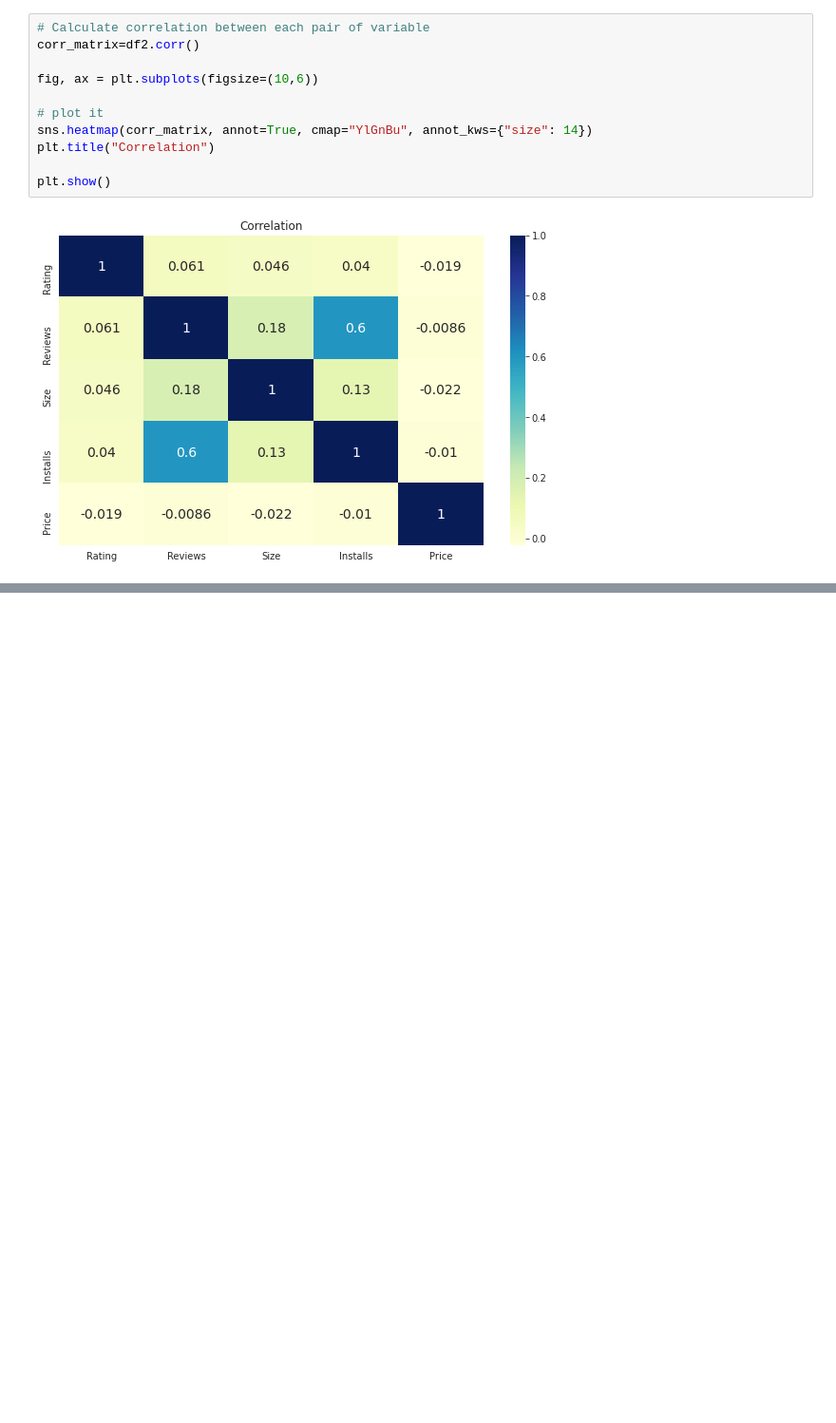
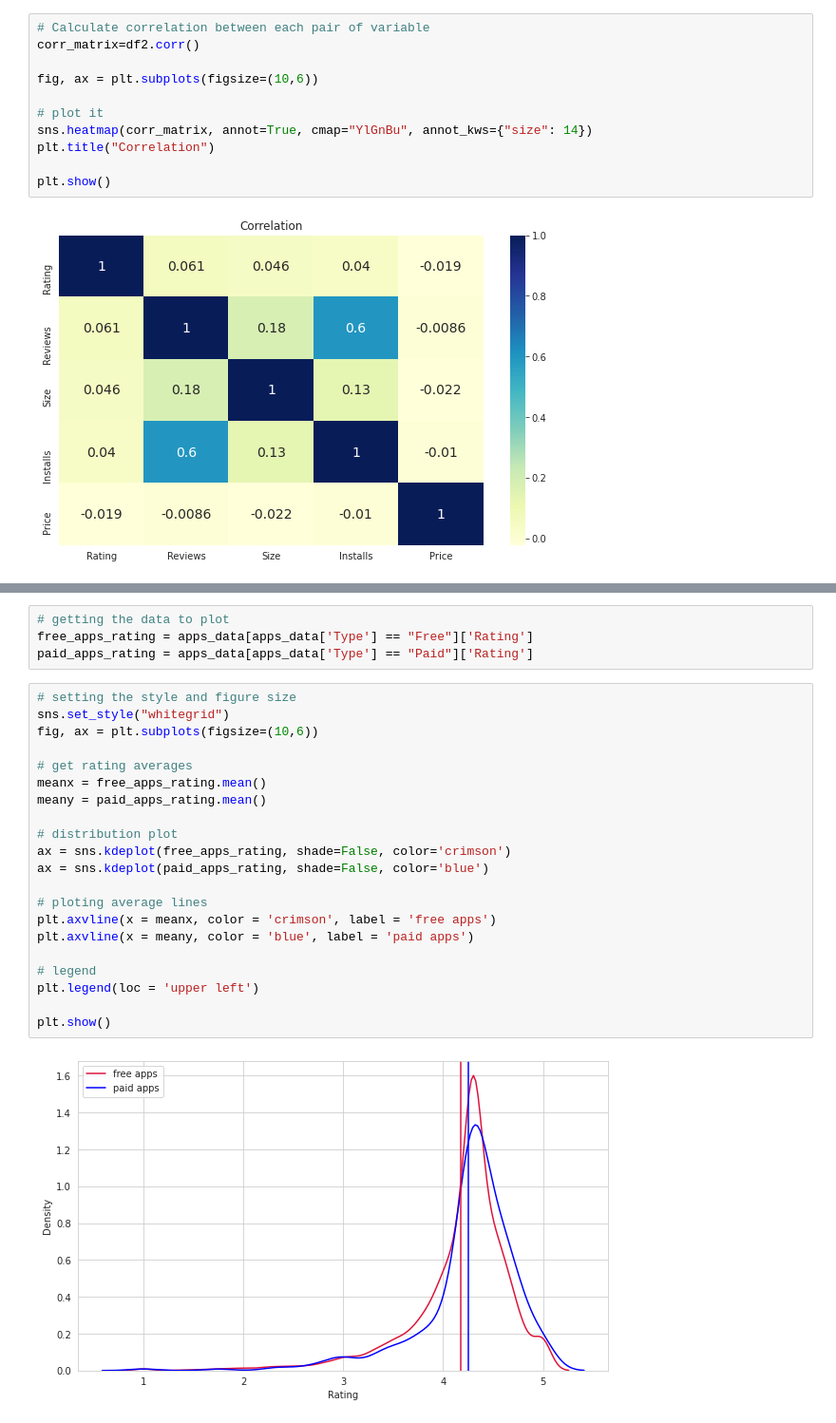
Before and after one commit to Swapnil-417/Play-Store-App-Review-Analysis, a Jupyter notebook: Play_Store_App_Review_Analysis_Capstone_Project.ipynb, the cells around one changed output, grey strips where cells are left out. Shown: that part at 95% size. Cells and saved outputs as stored; diff of their text form; blank space fills up the shorter version.

```diff
--- a/Play_Store_App_Review_Analysis_Capstone_Project.ipynb
+++ b/Play_Store_App_Review_Analysis_Capstone_Project.ipynb
@@ -377,0 +412,27 @@ plt.show()
+# %%
+# getting the data to plot
+free_apps_rating = apps_data[apps_data['Type'] == "Free"]['Rating']
+paid_apps_rating = apps_data[apps_data['Type'] == "Paid"]['Rating']
+# %%
+# setting the style and figure size
+sns.set_style("whitegrid")
+fig, ax = plt.subplots(figsize=(10,6))
+
+# get rating averages
+meanx = free_apps_rating.mean()
+meany = paid_apps_rating.mean()
+
+# distribution plot
+ax = sns.kdeplot(free_apps_rating, shade=False, color='crimson')
+ax = sns.kdeplot(paid_apps_rating, shade=False, color='blue')
+
+# ploting average lines
+plt.axvline(x = meanx, color = 'crimson', label = 'free apps')
+plt.axvline(x = meany, color = 'blue', label = 'paid apps')
+
+# legend
+plt.legend(loc = 'upper left')
+
+plt.show()
+# %% [output]
+[figure, added]
```
Also changed, not shown: parts of 7 cells of this notebook.
